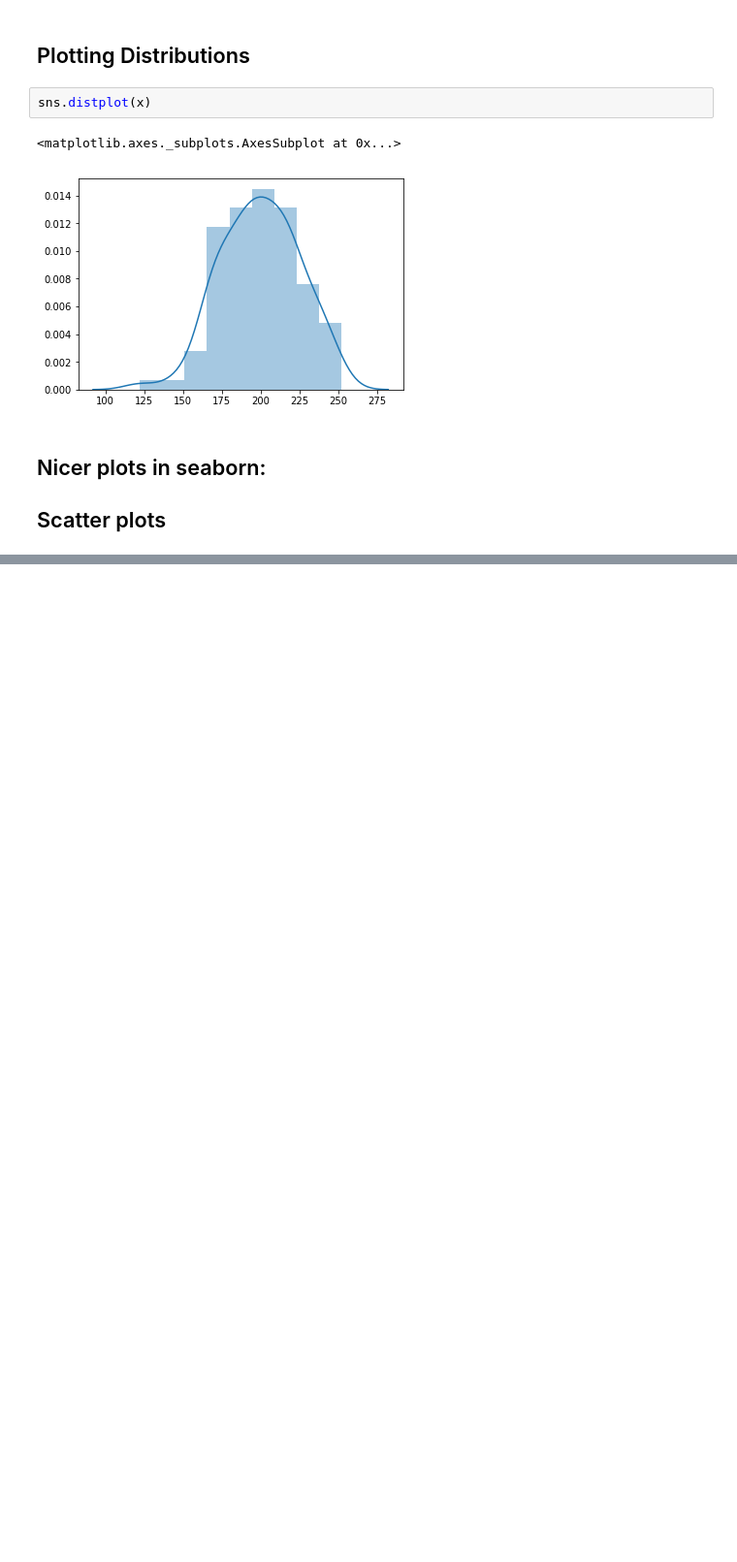
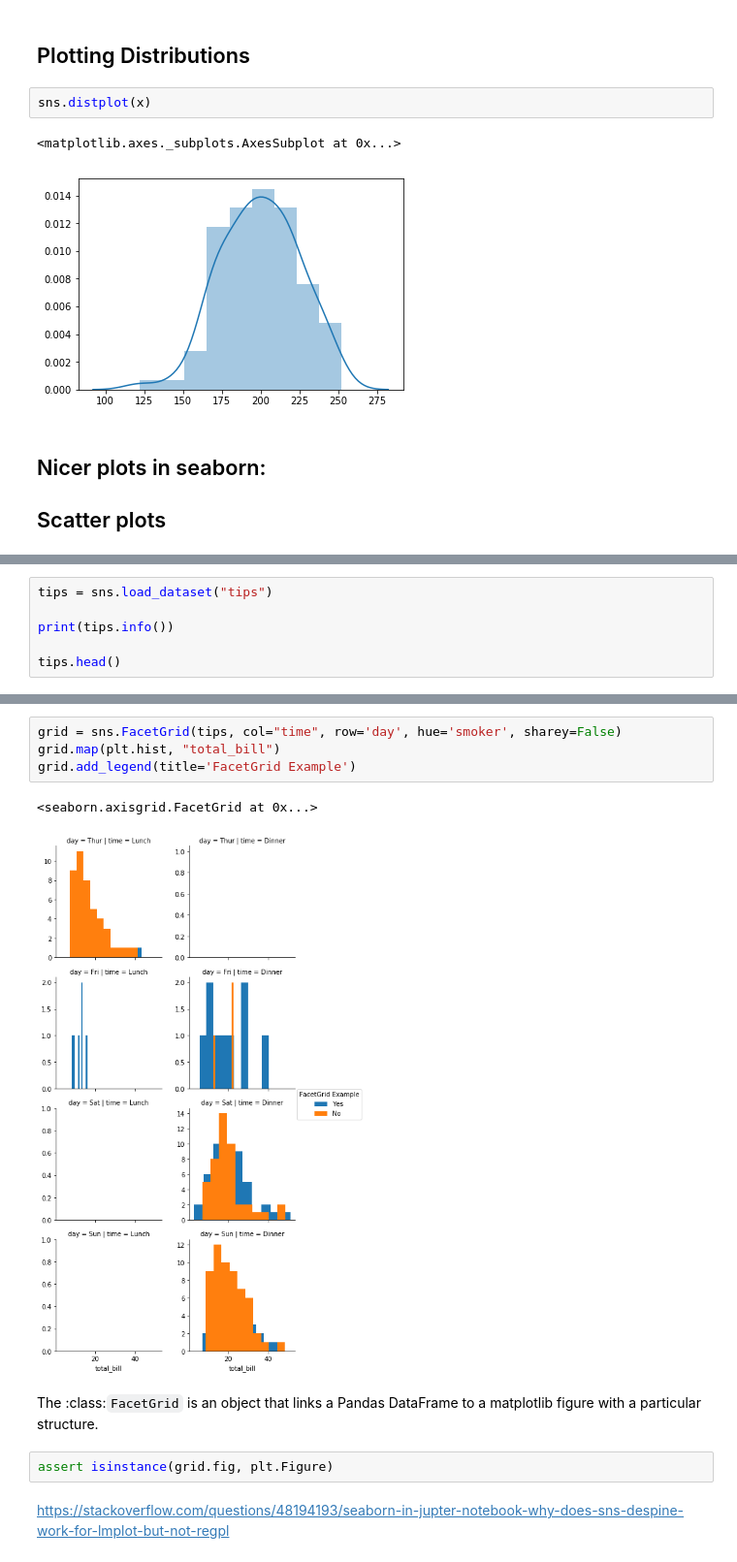
Before and after one commit to jaspajjr/pydata-visualisation, a Jupyter notebook: seaborn-plotting.ipynb, the cells around one changed output, grey strips where cells are left out. Shown: that part at 97% size. Saved outputs shown, nothing was run; the diff lists cells and outputs as text; blank space fills up the shorter version.

Commit message:
Added seaborn facetGrid.

```diff
--- a/seaborn-plotting.ipynb
+++ b/seaborn-plotting.ipynb
@@ -66,0 +85,6 @@ with sns.plotting_context(context='paper'):
+# %%
+tips = sns.load_dataset("tips")
+
+print(tips.info())
+
+tips.head()
@@ -67,2 +111,16 @@ with sns.plotting_context(context='paper'):
+# %%
+grid = sns.FacetGrid(tips, col="time", row='day', hue='smoker', sharey=False)
+grid.map(plt.hist, "total_bill")
+grid.add_legend(title='FacetGrid Example')
+# %% [output]
+<seaborn.axisgrid.FacetGrid at 0x...>
+[figure, added]
+# %% [markdown]
+The :class:`FacetGrid` is an object that links a Pandas DataFrame to
+a matplotlib figure with a particular structure.
+# %%
+assert isinstance(grid.fig, plt.Figure)
+# %% [markdown]
+https://stackoverflow.com/questions/48194193/seaborn-in-jupter-notebook-why-does-sns-despine-work-for-lmplot-but-not-regpl
 # %% [markdown]
 `ax` level functions and `fig` level functions.
```
Also changed, not shown: parts of 7 cells of this notebook.
